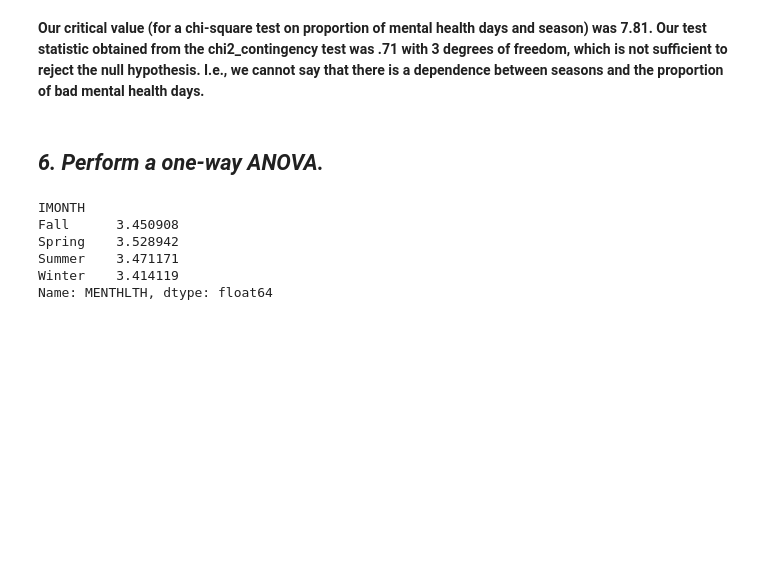
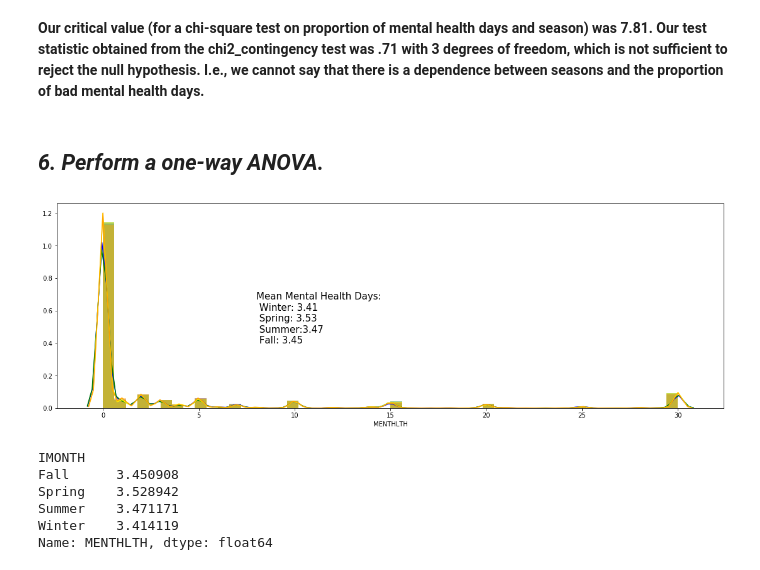
Before and after one commit to bphall/meagan_brayton, a Jupyter notebook: ANOVA.ipynb, the cells around one changed output. Drawn from its saved outputs; the diff is of its cells as text; code cells hidden in the pictures; blank space fills up the shorter version.

```diff
--- a/ANOVA.ipynb
+++ b/ANOVA.ipynb
@@ -414,6 +455,16 @@ chi2_contingency(table)
 **Our critical value (for a chi-square test on proportion of mental health days and season) was 7.81. Our test statistic obtained from the chi2_contingency test was .71 with 3 degrees of freedom, which is not sufficient to reject the null hypothesis. I.e., we cannot say that there is a dependence between seasons and the proportion of bad mental health days.**
 # %% [markdown]
 ## *6. Perform a one-way ANOVA.*
+# %%
+plt.figure(figsize=(19,6))
+sns.distplot(df[df['IMONTH'] == 'Winter']['MENTHLTH'], color='blue')
+sns.distplot(df[df['IMONTH'] == 'Spring']['MENTHLTH'], color='green')
+sns.distplot(df[df['IMONTH'] == 'Summer']['MENTHLTH'], color='yellow')
+sns.distplot(df[df['IMONTH'] == 'Fall']['MENTHLTH'], color='orange')
+plt.text(8, .4, 'Mean Mental Health Days:\n Winter: 3.41\n Spring: 3.53\n Summer:3.47\n Fall: 3.45 ', fontsize=15)
+plt.show()
+# %% [output]
+[figure, added]
 # %%
 df.groupby('IMONTH')['MENTHLTH'].mean()
 # %% [output]
```
Also changed, not shown: parts of 11 cells of this notebook.
